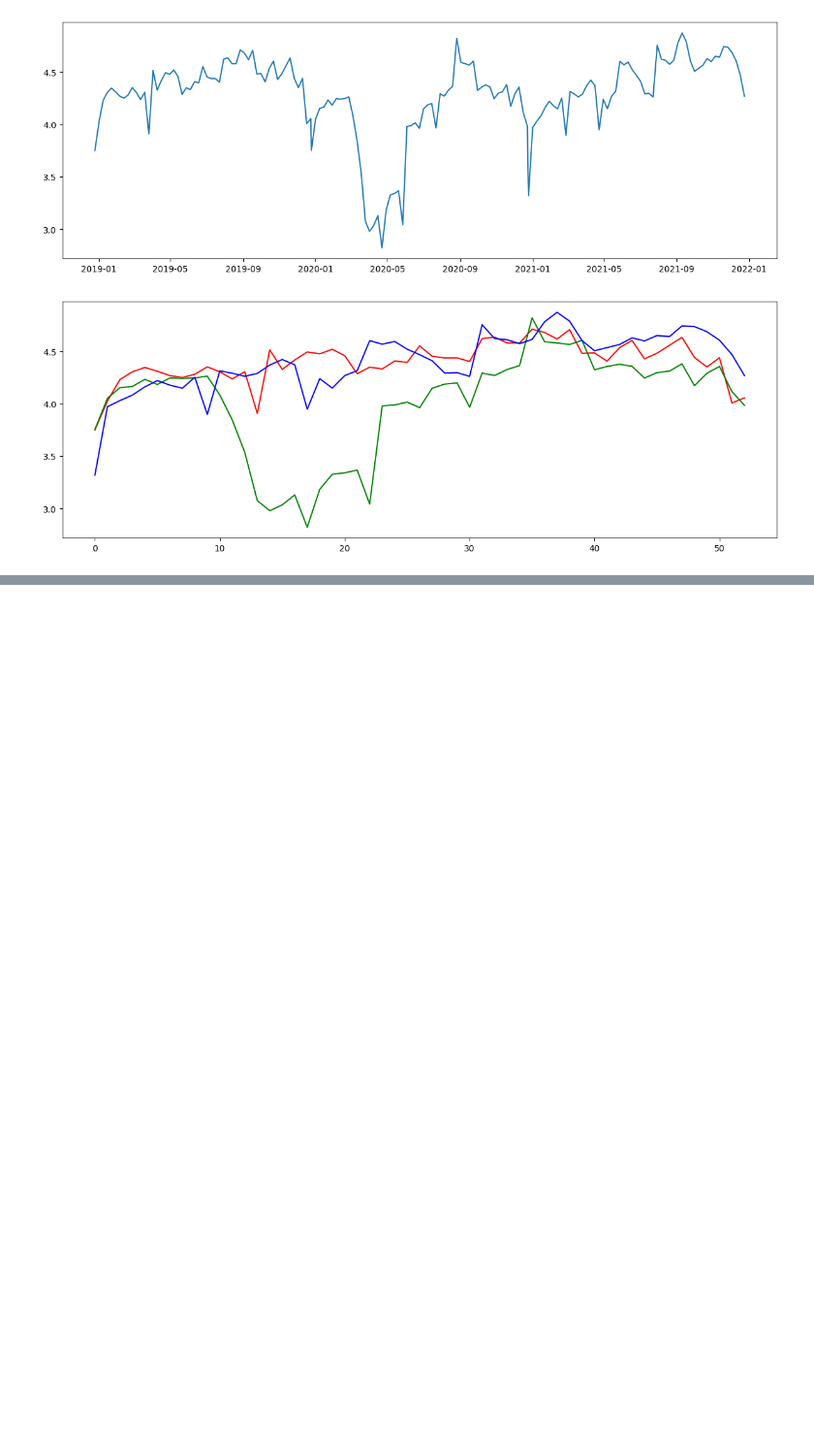
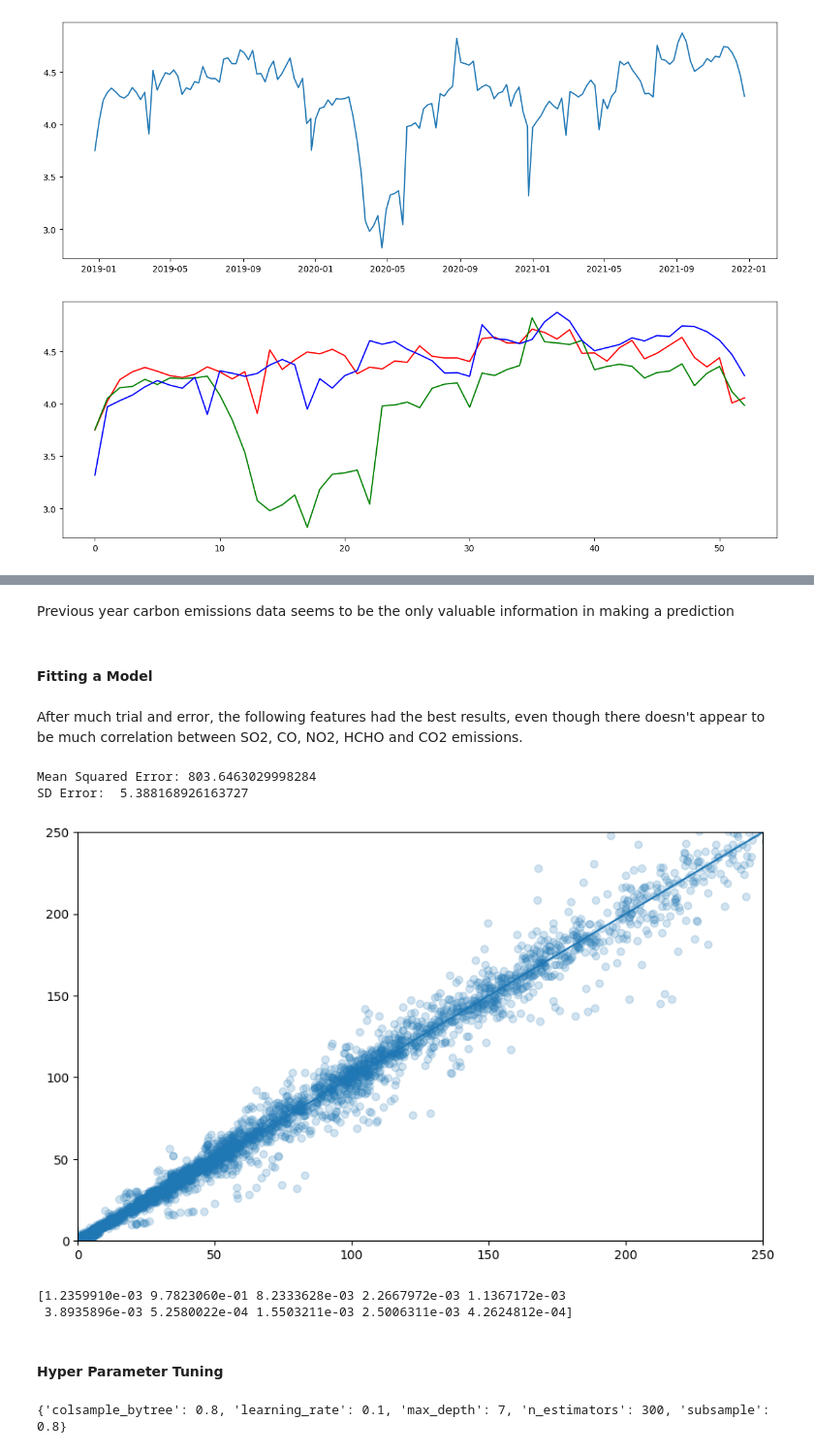
Before and after one commit to Hawkety77/RwandaCarbonEmissions, a Jupyter notebook: RwandaProject.ipynb, the cells around one changed output, grey strips where cells are left out. Shown at 97% size. Drawn from its saved outputs; the diff is of its cells as text; code cells hidden in the pictures; blank space fills up the shorter version.

```diff
--- a/RwandaProject.ipynb
+++ b/RwandaProject.ipynb
@@ -120,0 +224,60 @@ Excluding mid 2020, carbon emissions seem to follow an annual pattern.
+# %% [markdown]
+Previous year carbon emissions data seems to be the only valuable information in making a prediction
+# %% [markdown]
+#### Fitting a Model
+# %% [markdown]
+After much trial and error, the following features had the best results, even though there doesn't appear to be much correlation between SO2, CO, NO2, HCHO and CO2 emissions.
+# %%
+# Selecting features for the model
+df_select_features = df_new_features.loc[:, ['week_no'
+                                            , 'last_year_emission'
+                                            , 'ly_rolling_emission3'
+                                            , 'ly_rolling_emission5'
+                                            , 'ly_rolling_emission7'
+                                            , 'ly_rolling_emission9'
+                                            , 'ly_rolling_SulphurDioxide_SO2_column_number_density'
+                                            , 'ly_rolling_CarbonMonoxide_CO_column_number_density'
+                                            , 'ly_rolling_NitrogenDioxide_NO2_column_number_density'
+                                            , 'ly_rolling_Formaldehyde_tropospheric_HCHO_column_number_density'
+                                            , 'emission']]
+# %%
+x_train, x_test, y_train, y_test = train_test_split(df_select_features.drop(columns = ['emission']), df_select_features.emission, test_size = .2)
+model = XGBRegressor()
+model.fit(x_train, y_train)
+y_pred = model.predict(x_test)
+mse = mean_squared_error(y_test, y_pred)
+se = mean_absolute_error(y_test, y_pred)
+print("Mean Squared Error:", mse)
+print('SD Error: ', se)
+plt.figure(figsize = (10, 6))
+plt.scatter(y_pred, y_test, alpha = .2)
+plt.axline((0, 0), slope=1)
+plt.xlim(0, 250)
+plt.ylim(0, 250)
+plt.show()
+print(model.feature_importances_)
+# %% [output]
+Mean Squared Error: 803.6463029998284
+SD Error:  5.388168926163727
+[figure, added]
+[1.2359910e-03 9.7823060e-01 8.2333628e-03 2.2667972e-03 1.1367172e-03
+ 3.8935896e-03 5.2580022e-04 1.5503211e-03 2.5006311e-03 4.2624812e-04]
+# %% [markdown]
+#### Hyper Parameter Tuning
+# %%
+param_grid = {
+    'n_estimators': [100, 200, 300],
+    'max_depth': [3, 5, 7],
+    'learning_rate': [0.01, 0.1, 0.3],
+    'subsample': [0.8, 1.0],
+    'colsample_bytree': [0.8, 1.0],
+}
+
+xgb_model = XGBRegressor()
+grid_search = GridSearchCV(estimator=xgb_model, param_grid=param_grid, cv=3, scoring='neg_mean_squared_error')
+x_train, x_test, y_train, y_test = train_test_split(df_select_features.drop(columns = ['emission']), df_select_features.emission, test_size = .2)
+grid_search.fit(x_train, y_train)
+print(grid_search.best_params_)
+best_model = grid_search.best_estimator_
+# %% [output]
+{'colsample_bytree': 0.8, 'learning_rate': 0.1, 'max_depth': 7, 'n_estimators': 300, 'subsample': 0.8}
```
Also changed, not shown: parts of 11 cells of this notebook, 2 other files.
